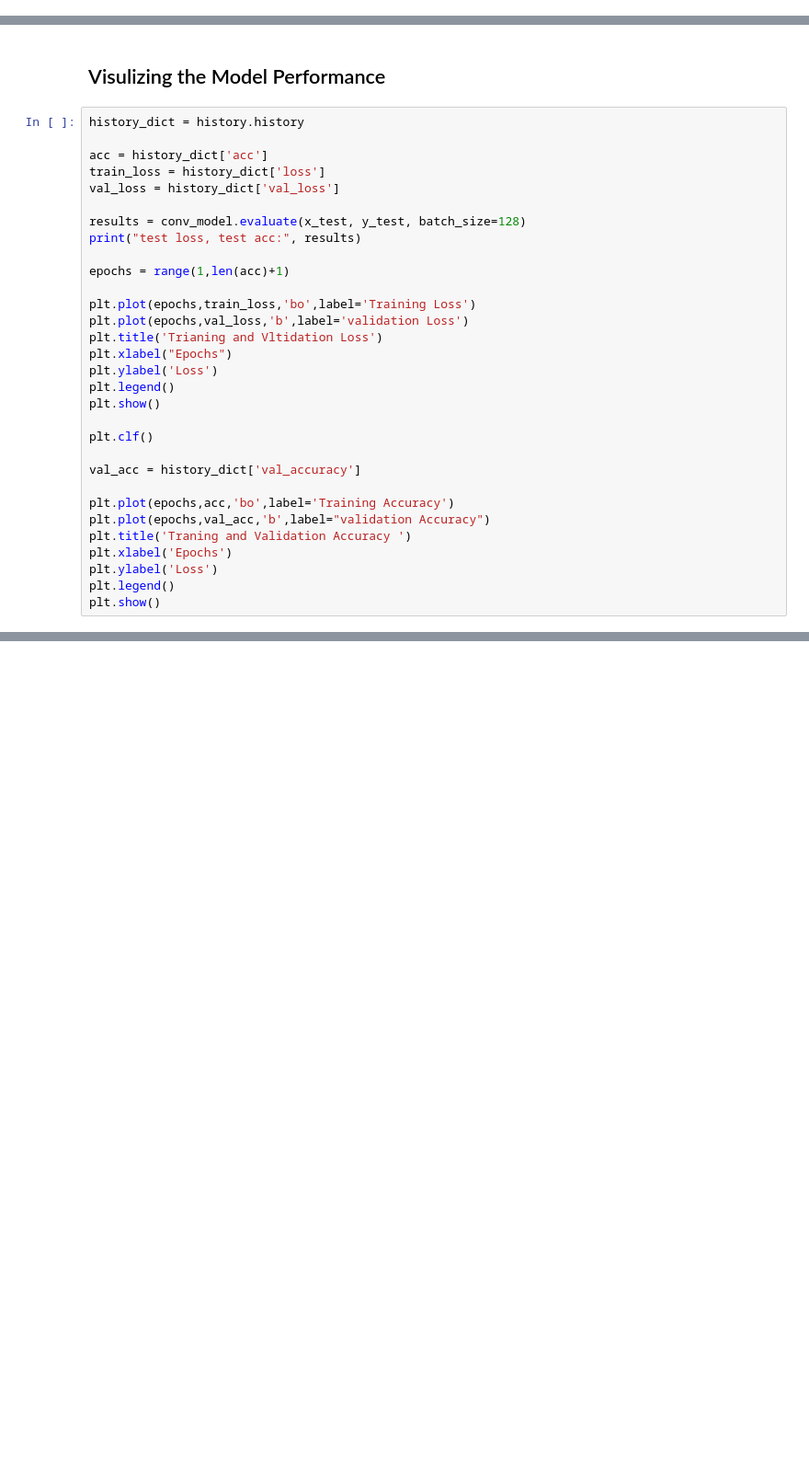
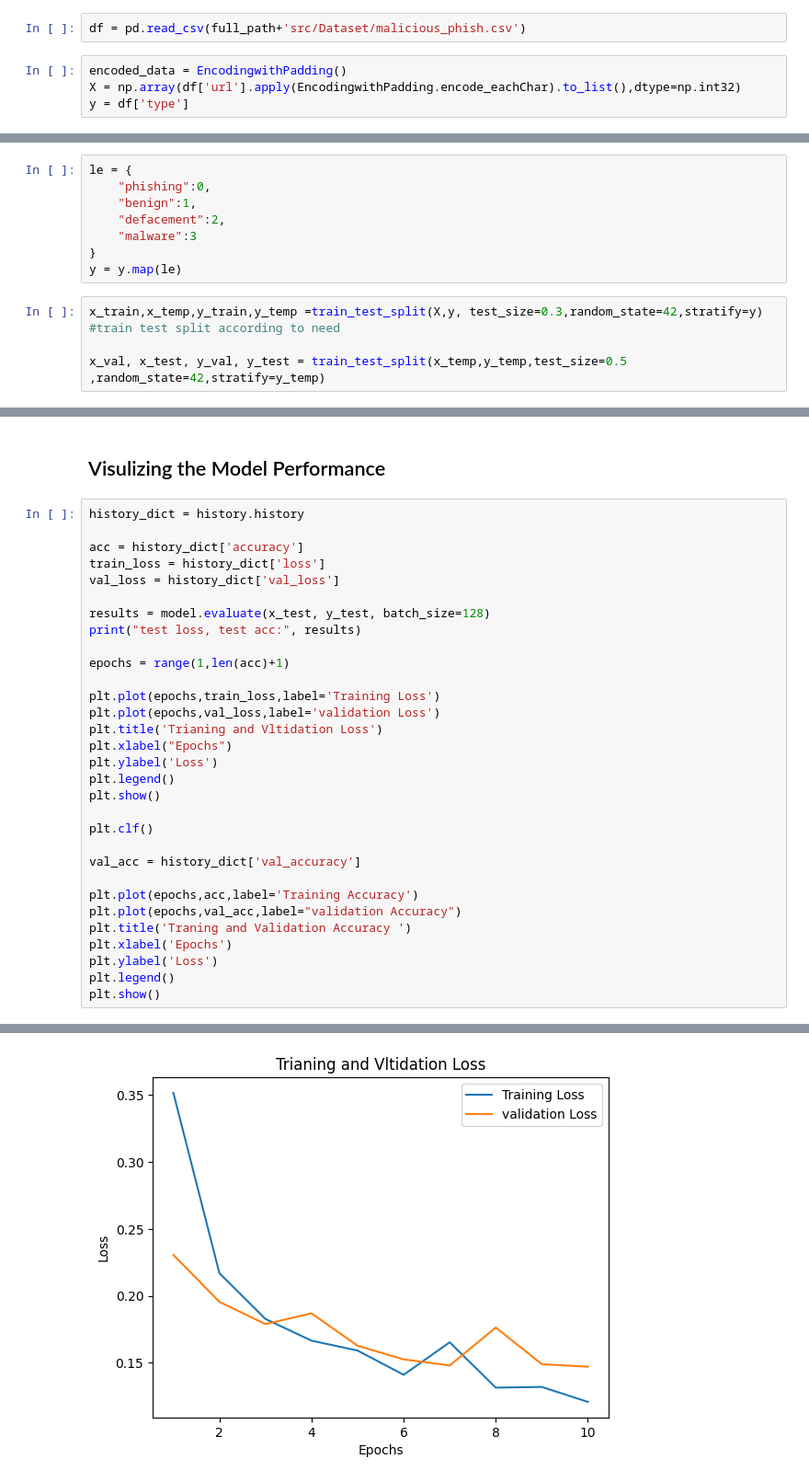
Before and after one commit to Faizanfarhad/Identifying_Malicious_URLs, a Jupyter notebook: src/model/malicious_url_model1.ipynb, the cells around one changed output, grey strips where cells are left out. Shown at 92% size. Drawn from its saved outputs; the diff is of its cells as text; blank space fills up the shorter version.

Commit message:
"updated model , added a dashboard , imporved performance of the model"

```diff
--- a/src/model/malicious_url_model1.ipynb
+++ b/src/model/malicious_url_model1.ipynb
@@ -76,0 +75,6 @@ def pretrained_models(vgg16):
+# %%
+df = pd.read_csv(full_path+'src/Dataset/malicious_phish.csv')
+# %%
+encoded_data = EncodingwithPadding()
+X = np.array(df['url'].apply(EncodingwithPadding.encode_eachChar).to_list(),dtype=np.int32)
+y = df['type']
@@ -76,0 +83,12 @@ def pretrained_models(vgg16):
+# %%
+le = {
+    "phishing":0,
+    "benign":1,
+    "defacement":2,
+    "malware":3
+}
+y = y.map(le)
+# %%
+x_train,x_temp,y_train,y_temp =train_test_split(X,y, test_size=0.3,random_state=42,stratify=y) #train test split according to need
+
+x_val, x_test, y_val, y_test = train_test_split(x_temp,y_temp,test_size=0.5 ,random_state=42,stratify=y_temp)
@@ -117,17 +191,17 @@ TypeError: model() got an unexpected keyword argument 'weights'
 # %%
 history_dict = history.history
 
-acc = history_dict['acc']
+acc = history_dict['accuracy']
 train_loss = history_dict['loss']
 val_loss = history_dict['val_loss']
 
-results = conv_model.evaluate(x_test, y_test, batch_size=128)
+results = model.evaluate(x_test, y_test, batch_size=128)
 print("test loss, test acc:", results)
 
 epochs = range(1,len(acc)+1)
 
-plt.plot(epochs,train_loss,'bo',label='Training Loss')
-plt.plot(epochs,val_loss,'b',label='validation Loss')
+plt.plot(epochs,train_loss,label='Training Loss')
+plt.plot(epochs,val_loss,label='validation Loss')
 plt.title('Trianing and Vltidation Loss')
 plt.xlabel("Epochs")
 plt.ylabel('Loss')
@@ -138,8 +212,8 @@ plt.clf()
 
 val_acc = history_dict['val_accuracy']
 
-plt.plot(epochs,acc,'bo',label='Training Accuracy')
-plt.plot(epochs,val_acc,'b',label="validation Accuracy")
+plt.plot(epochs,acc,label='Training Accuracy')
+plt.plot(epochs,val_acc,label="validation Accuracy")
 plt.title('Traning and Validation Accuracy ')
 plt.xlabel('Epochs')
 plt.ylabel('Loss')
@@ -149,0 +225 @@ NameError: name 'history' is not defined
+[figure, added]
```
Also changed, not shown: parts of 16 cells of this notebook, 11 other files.
